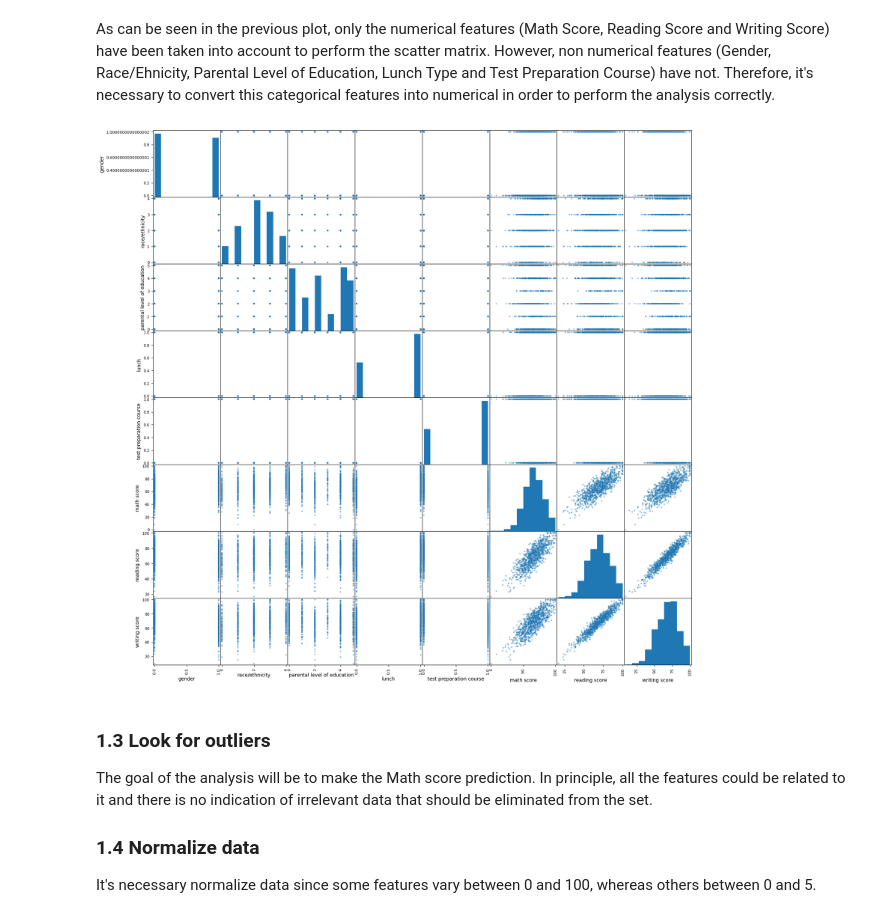
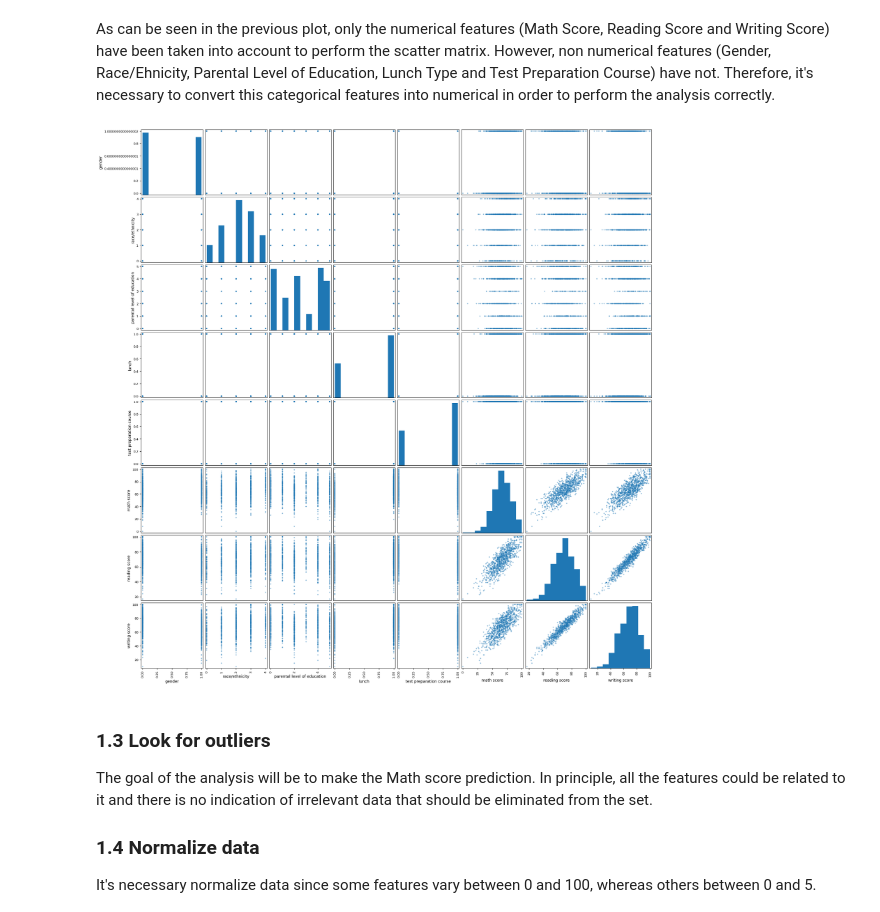
Before and after one commit to Danie1Arias/A1-DanielArias-BeatrizEnriquez, a Jupyter notebook: 1-Selecting-and-analyzing-dataset.ipynb, the cells around one changed output. Cells and saved outputs as stored; diff of their text form; code cells hidden in the pictures.

Commit message:
Adding spaces between the matrix figures

```diff
--- a/1-Selecting-and-analyzing-dataset.ipynb
+++ b/1-Selecting-and-analyzing-dataset.ipynb
@@ -61,30 +63,31 @@ As can be seen in the previous plot, only the numerical features (Math Score, Re
 # %%
 from sklearn.preprocessing import LabelEncoder
 
 # Create a copy of the dataset to avoid modifying the original dataframe
 df_encoded = df.copy()
 
 # Apply label encoding to each categorical column
 label_encoders = {}
 for column in df.select_dtypes(include=['object']).columns:
     le = LabelEncoder()
     df_encoded[column] = le.fit_transform(df_encoded[column])
     label_encoders[column] = le
 
 pd.plotting.scatter_matrix(df_encoded, figsize=(20,20));
+plt.tight_layout(pad=0.5)
 
 # Here is the code to reverse the encoding (This should be executed in the end of the analysis)
 
 # Decode the numeric columns back to their original categorical values
 #df_decoded = df_encoded.copy()
 
 #for column, le in label_encoders.items():
 #    df_decoded[column] = le.inverse_transform(df_encoded[column])
 
 # Display the first few rows of the reverted dataset
 #print(df_decoded.head())
 # %% [output]
-[figure, old version]
+[figure, new version]
 # %% [markdown]
 ### 1.3 Look for outliers
 The goal of the analysis will be to make the Math score prediction. In principle, all the features could be related to it and there is no indication of irrelevant data that should be eliminated from the set.
```
Also changed, not shown: parts of 2 cells of this notebook.
